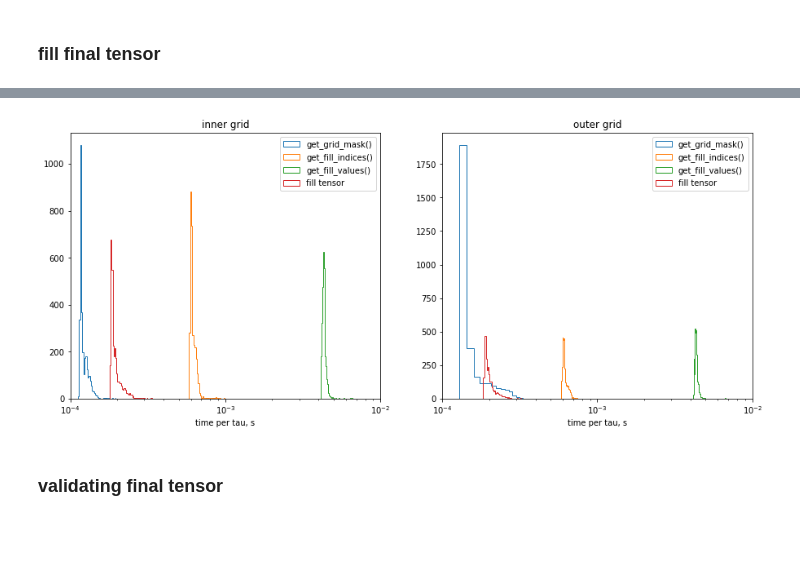
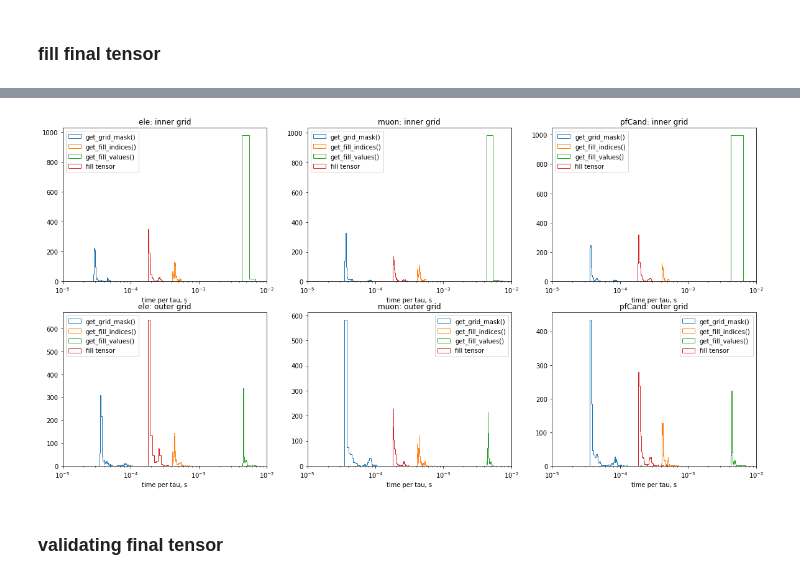
Before and after one commit to ofivite/DeepTau-dataloader, a Jupyter notebook: transform_inputs.ipynb, the cells around one changed output, grey strips where cells are left out. Cells and saved outputs as stored; diff of their text form; code cells hidden in the pictures; blank space fills up the shorter version.

```diff
--- a/transform_inputs.ipynb
+++ b/transform_inputs.ipynb
@@ -287,9 +236,0 @@ def get_fill_indices(i_tau, c_type, grid_type, grid_mask):
-# %%
-# @nb.jit()
-def get_fill_values(i_tau, c_type, grid_mask):
-    fill_values = taus[i_tau][fill_branches[c_type]][grid_mask]
-    return fill_values
-# %%
-# branches which will be stored
-fill_branches = {'pfCand': ['pfCand_pt', 'pfCand_deta', 'pfCand_dphi', 'pfCand_mass',]}
-c_type = 'pfCand'
@@ -296,7 +239,11 @@ c_type = 'pfCand'
 # %%
 # initialize tensors to be filled
-grid_tensors = {}
-for grid_type in grid_types:
-    grid_tensors[grid_type] = np.zeros((n_taus, n_cells[grid_type], n_cells[grid_type], len(fill_branches[c_type])))
+grid_tensors = {key: {} for key in grid_types}
+for c_type in constituent_types:
+    for grid_type in grid_types:
+        grid_tensors[grid_type][c_type] = np.zeros((n_taus, n_cells[grid_type], n_cells[grid_type], len(fill_branches[c_type])))
+# %%
+# limit with this value
+n_taus = 1000
 # %%
 # dictionaries to store timing
@@ -361,17 +326,18 @@ median np.put() time: 0.00019598007202148438
 # %%
-f, ax = plt.subplots(1, 2, figsize=(15,6))
+f, ax = plt.subplots(len(grid_types), len(constituent_types), figsize=(20,10))
 for i, grid_type in enumerate(grid_types):
-    ax[i].hist(get_mask_times[grid_type], histtype='step', bins=100, label='get_grid_mask()')
-    ax[i].hist(get_fill_indices_times[grid_type], histtype='step', bins=100, label='get_fill_indices()')
-    ax[i].hist(get_fill_values_times[grid_type], histtype='step', bins=100, label='get_fill_values()')
-    ax[i].hist(put_times[grid_type], histtype='step', bins=100, label='fill tensor')
-    ax[i].set_xlabel('time per tau, s')
-    ax[i].set_xscale('log')
-    ax[i].set_xlim((1e-4, 1e-2))
-    ax[i].set_title(f'{grid_type} grid')
-    ax[i].legend()
+    for j, c_type in enumerate(constituent_types):
+        ax[i,j].hist(get_mask_times[grid_type][c_type], histtype='step', bins=100, label='get_grid_mask()')
+        ax[i,j].hist(get_fill_indices_times[grid_type][c_type], histtype='step', bins=100, label='get_fill_indices()')
+        ax[i,j].hist(get_fill_values_times[grid_type][c_type], histtype='step', bins=100, label='get_fill_values()')
+        ax[i,j].hist(fill_tensor_times[grid_type][c_type], histtype='step', bins=100, label='fill tensor')
+        ax[i,j].set_xlabel('time per tau, s')
+        ax[i,j].set_xscale('log')
+        ax[i,j].set_xlim((1e-5, 1e-2))
+        ax[i,j].set_title(f'{c_type}: {grid_type} grid')
+        ax[i,j].legend()
 # %% [output]
-[figure, old version]
+[figure, new version]
 # %% [markdown]
 ### validating final tensor
 # %%
```
Also changed, not shown: parts of 48 cells of this notebook.
